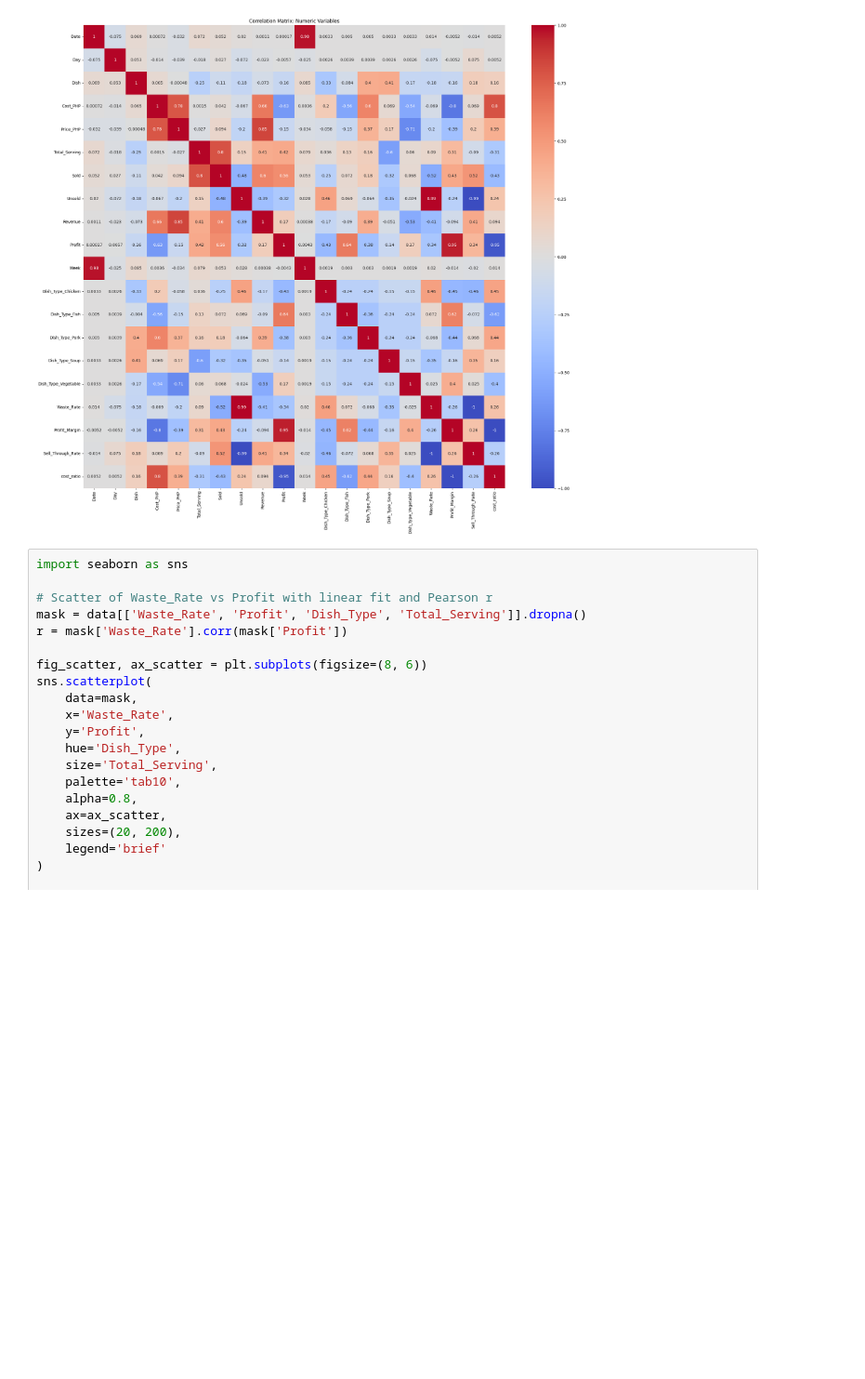
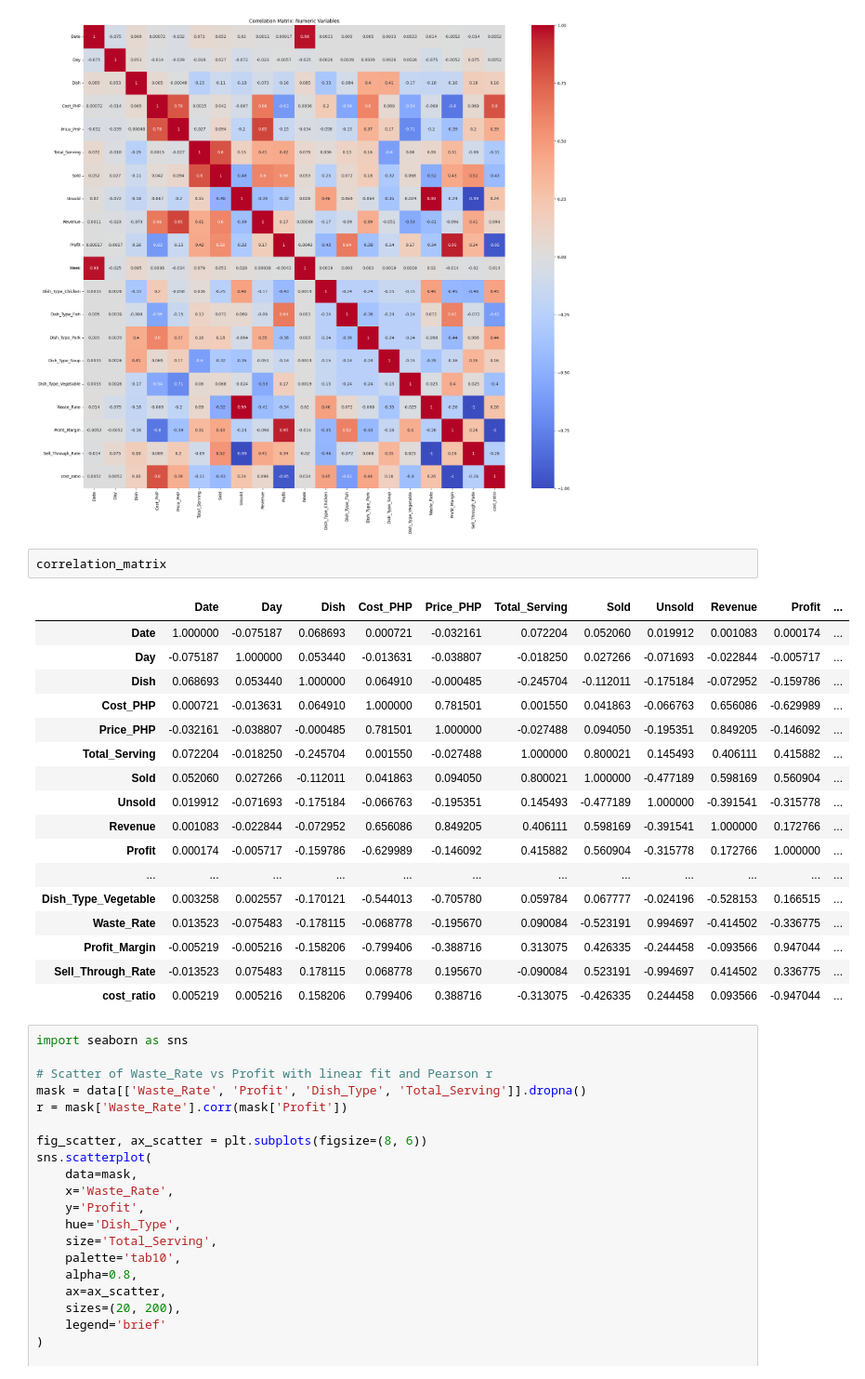
Before and after one commit to baldeoJV/CCDATS1L_PROJECT, a Jupyter notebook: main.ipynb, the cells around one changed output. Shown at 93% size. Drawn from its saved outputs; the diff is of its cells as text; blank space fills up the shorter version.

```diff
--- a/main.ipynb
+++ b/main.ipynb
@@ -425,6 +487,26 @@ plt.tight_layout()
 plt.show()
 # %% [output]
 [figure]
+# %%
+correlation_matrix
+# %% [output]
+|  | Date | Day | Dish | Cost_PHP | Price_PHP | Total_Serving | Sold | Unsold | Revenue | Profit | ... |
+| Date | 1.000000 | -0.075187 | 0.068693 | 0.000721 | -0.032161 | 0.072204 | 0.052060 | 0.019912 | 0.001083 | 0.000174 | ... |
+| Day | -0.075187 | 1.000000 | 0.053440 | -0.013631 | -0.038807 | -0.018250 | 0.027266 | -0.071693 | -0.022844 | -0.005717 | ... |
+| Dish | 0.068693 | 0.053440 | 1.000000 | 0.064910 | -0.000485 | -0.245704 | -0.112011 | -0.175184 | -0.072952 | -0.159786 | ... |
+| Cost_PHP | 0.000721 | -0.013631 | 0.064910 | 1.000000 | 0.781501 | 0.001550 | 0.041863 | -0.066763 | 0.656086 | -0.629989 | ... |
+| Price_PHP | -0.032161 | -0.038807 | -0.000485 | 0.781501 | 1.000000 | -0.027488 | 0.094050 | -0.195351 | 0.849205 | -0.146092 | ... |
+| Total_Serving | 0.072204 | -0.018250 | -0.245704 | 0.001550 | -0.027488 | 1.000000 | 0.800021 | 0.145493 | 0.406111 | 0.415882 | ... |
+| Sold | 0.052060 | 0.027266 | -0.112011 | 0.041863 | 0.094050 | 0.800021 | 1.000000 | -0.477189 | 0.598169 | 0.560904 | ... |
+| Unsold | 0.019912 | -0.071693 | -0.175184 | -0.066763 | -0.195351 | 0.145493 | -0.477189 | 1.000000 | -0.391541 | -0.315778 | ... |
+| Revenue | 0.001083 | -0.022844 | -0.072952 | 0.656086 | 0.849205 | 0.406111 | 0.598169 | -0.391541 | 1.000000 | 0.172766 | ... |
+| Profit | 0.000174 | -0.005717 | -0.159786 | -0.629989 | -0.146092 | 0.415882 | 0.560904 | -0.315778 | 0.172766 | 1.000000 | ... |
+| ... | ... | ... | ... | ... | ... | ... | ... | ... | ... | ... | ... |
+| Dish_Type_Vegetable | 0.003258 | 0.002557 | -0.170121 | -0.544013 | -0.705780 | 0.059784 | 0.067777 | -0.024196 | -0.528153 | 0.166515 | ... |
+| Waste_Rate | 0.013523 | -0.075483 | -0.178115 | -0.068778 | -0.195670 | 0.090084 | -0.523191 | 0.994697 | -0.414502 | -0.336775 | ... |
+| Profit_Margin | -0.005219 | -0.005216 | -0.158206 | -0.799406 | -0.388716 | 0.313075 | 0.426335 | -0.244458 | -0.093566 | 0.947044 | ... |
+| Sell_Through_Rate | -0.013523 | 0.075483 | 0.178115 | 0.068778 | 0.195670 | -0.090084 | 0.523191 | -0.994697 | 0.414502 | 0.336775 | ... |
+| cost_ratio | 0.005219 | 0.005216 | 0.158206 | 0.799406 | 0.388716 | -0.313075 | -0.426335 | 0.244458 | 0.093566 | -0.947044 | ... |
 # %%
 import seaborn as sns
 
```
Also changed, not shown: parts of 4 cells of this notebook.
